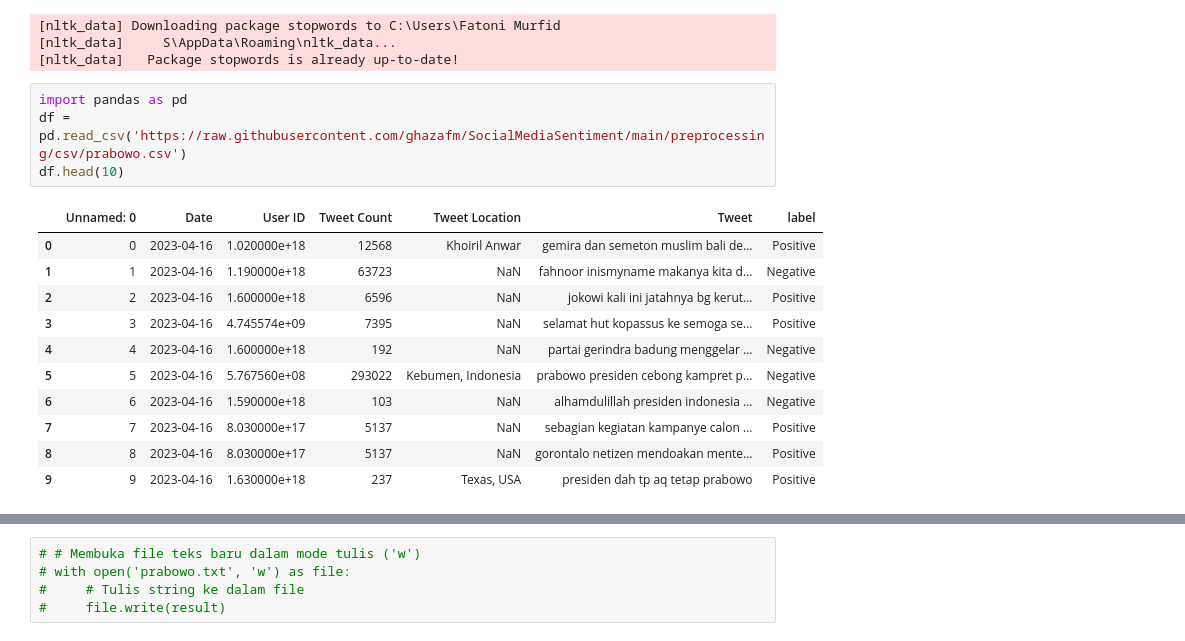
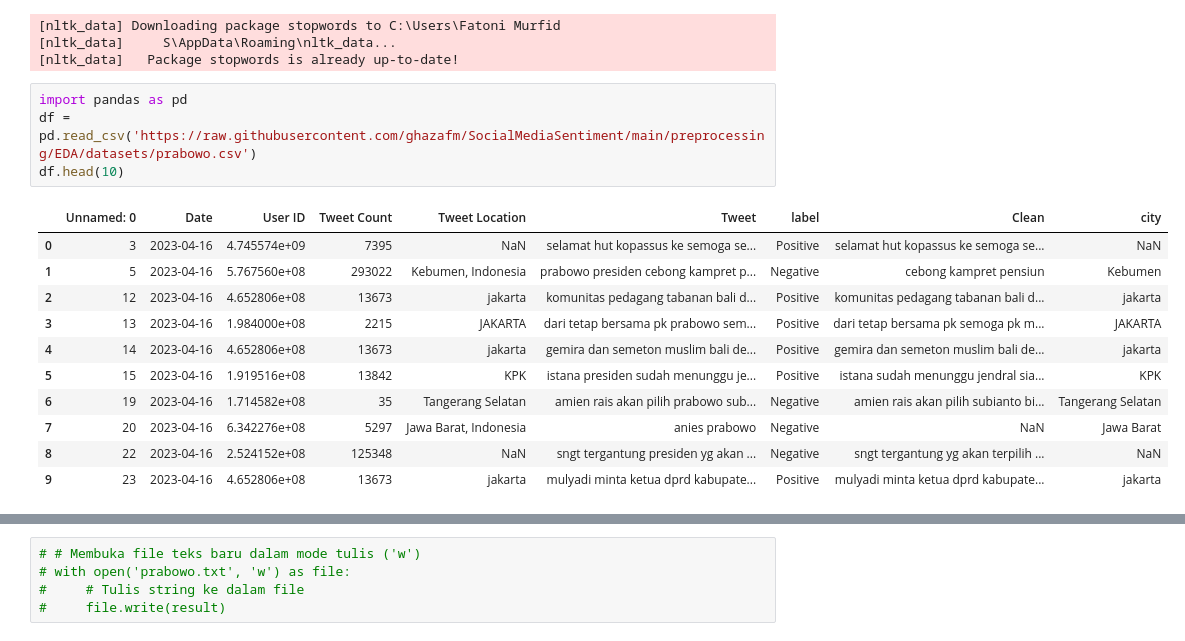
Before and after one commit to ghazafm/twitter-sentiment-analysis, a Jupyter notebook: EDA/Code/WC code/WC_Prabowo.ipynb, the cells around one changed output, grey strips where cells are left out. Saved outputs shown, nothing was run; the diff lists cells and outputs as text.

```diff
--- a/EDA/Code/WC code/WC_Prabowo.ipynb
+++ b/EDA/Code/WC code/WC_Prabowo.ipynb
@@ -11,17 +11,17 @@ stop_w = set(STOPWORDS)
 [nltk_data]   Package stopwords is already up-to-date!
 # %%
 import pandas as pd
-df = pd.read_csv('https://raw.githubusercontent.com/ghazafm/SocialMediaSentiment/main/preprocessing/csv/prabowo.csv')
+df = pd.read_csv('https://raw.githubusercontent.com/ghazafm/SocialMediaSentiment/main/preprocessing/EDA/datasets/prabowo.csv')
 df.head(10)
 # %% [output]
-|  | Unnamed: 0 | Date | User ID | Tweet Count | Tweet Location | Tweet | label |
-| 0 | 0 | 2023-04-16 | 1.020000e+18 | 12568 | Khoiril Anwar | gemira dan semeton muslim bali de... | Positive |
-| 1 | 1 | 2023-04-16 | 1.190000e+18 | 63723 | NaN | fahnoor inismyname makanya kita d... | Negative |
-| 2 | 2 | 2023-04-16 | 1.600000e+18 | 6596 | NaN | jokowi kali ini jatahnya bg kerut... | Positive |
-| 3 | 3 | 2023-04-16 | 4.745574e+09 | 7395 | NaN | selamat hut kopassus ke semoga se... | Positive |
-| 4 | 4 | 2023-04-16 | 1.600000e+18 | 192 | NaN | partai gerindra badung menggelar ... | Negative |
-| 5 | 5 | 2023-04-16 | 5.767560e+08 | 293022 | Kebumen, Indonesia | prabowo presiden cebong kampret p... | Negative |
-| 6 | 6 | 2023-04-16 | 1.590000e+18 | 103 | NaN | alhamdulillah presiden indonesia ... | Negative |
-| 7 | 7 | 2023-04-16 | 8.030000e+17 | 5137 | NaN | sebagian kegiatan kampanye calon ... | Positive |
-| 8 | 8 | 2023-04-16 | 8.030000e+17 | 5137 | NaN | gorontalo netizen mendoakan mente... | Positive |
-| 9 | 9 | 2023-04-16 | 1.630000e+18 | 237 | Texas, USA | presiden dah tp aq tetap prabowo | Positive |
+|  | Unnamed: 0 | Date | User ID | Tweet Count | Tweet Location | Tweet | label | Clean | city |
+| 0 | 3 | 2023-04-16 | 4.745574e+09 | 7395 | NaN | selamat hut kopassus ke semoga se... | Positive | selamat hut kopassus ke semoga se... | NaN |
+| 1 | 5 | 2023-04-16 | 5.767560e+08 | 293022 | Kebumen, Indonesia | prabowo presiden cebong kampret p... | Negative | cebong kampret pensiun | Kebumen |
+| 2 | 12 | 2023-04-16 | 4.652806e+08 | 13673 | jakarta | komunitas pedagang tabanan bali d... | Positive | komunitas pedagang tabanan bali d... | jakarta |
+| 3 | 13 | 2023-04-16 | 1.984000e+08 | 2215 | JAKARTA | dari tetap bersama pk prabowo sem... | Positive | dari tetap bersama pk semoga pk m... | JAKARTA |
+| 4 | 14 | 2023-04-16 | 4.652806e+08 | 13673 | jakarta | gemira dan semeton muslim bali de... | Positive | gemira dan semeton muslim bali de... | jakarta |
+| 5 | 15 | 2023-04-16 | 1.919516e+08 | 13842 | KPK | istana presiden sudah menunggu je... | Positive | istana sudah menunggu jendral sia... | KPK |
+| 6 | 19 | 2023-04-16 | 1.714582e+08 | 35 | Tangerang Selatan | amien rais akan pilih prabowo sub... | Negative | amien rais akan pilih subianto bi... | Tangerang Selatan |
+| 7 | 20 | 2023-04-16 | 6.342276e+08 | 5297 | Jawa Barat, Indonesia | anies prabowo | Negative | NaN | Jawa Barat |
+| 8 | 22 | 2023-04-16 | 2.524152e+08 | 125348 | NaN | sngt tergantung presiden yg akan ... | Negative | sngt tergantung yg akan terpilih ... | NaN |
+| 9 | 23 | 2023-04-16 | 4.652806e+08 | 13673 | jakarta | mulyadi minta ketua dprd kabupate... | Positive | mulyadi minta ketua dprd kabupate... | jakarta |
```
Also changed, not shown: parts of 4 cells of this notebook, 8 other files.
